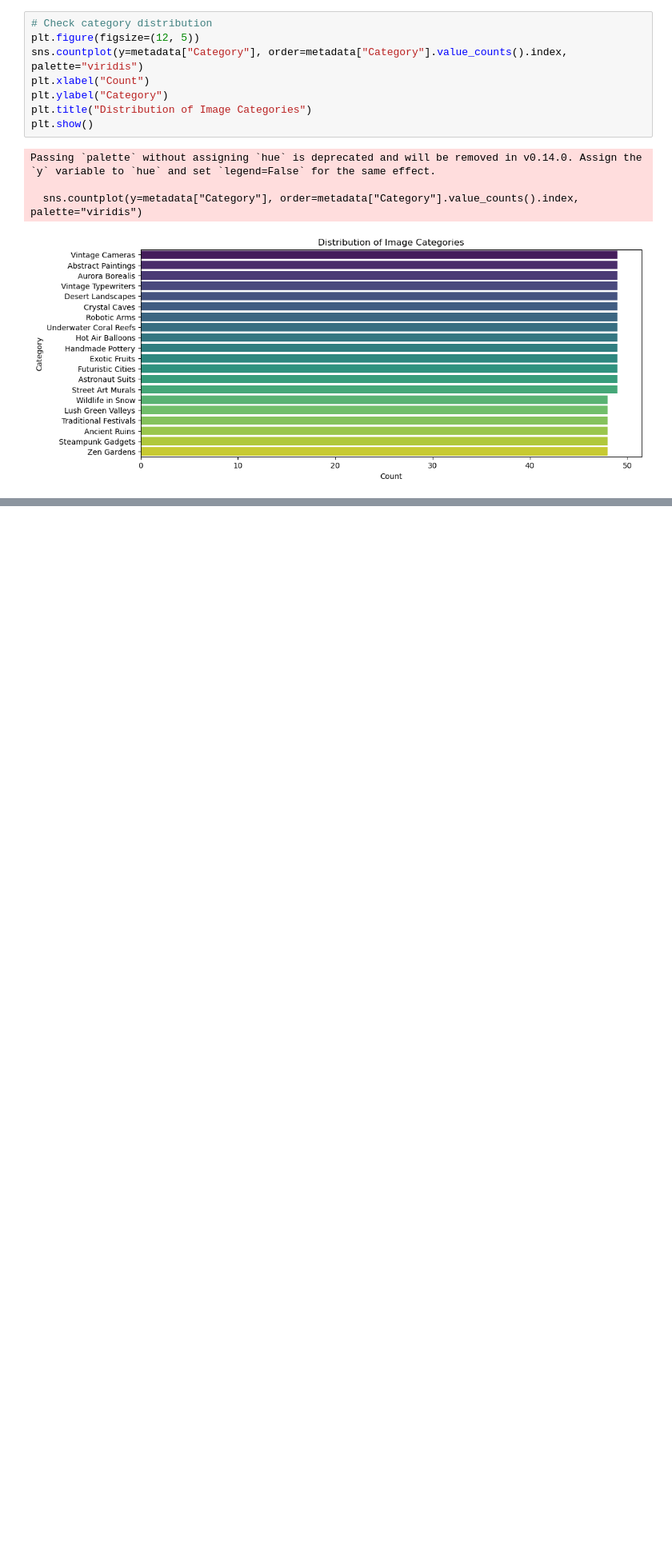
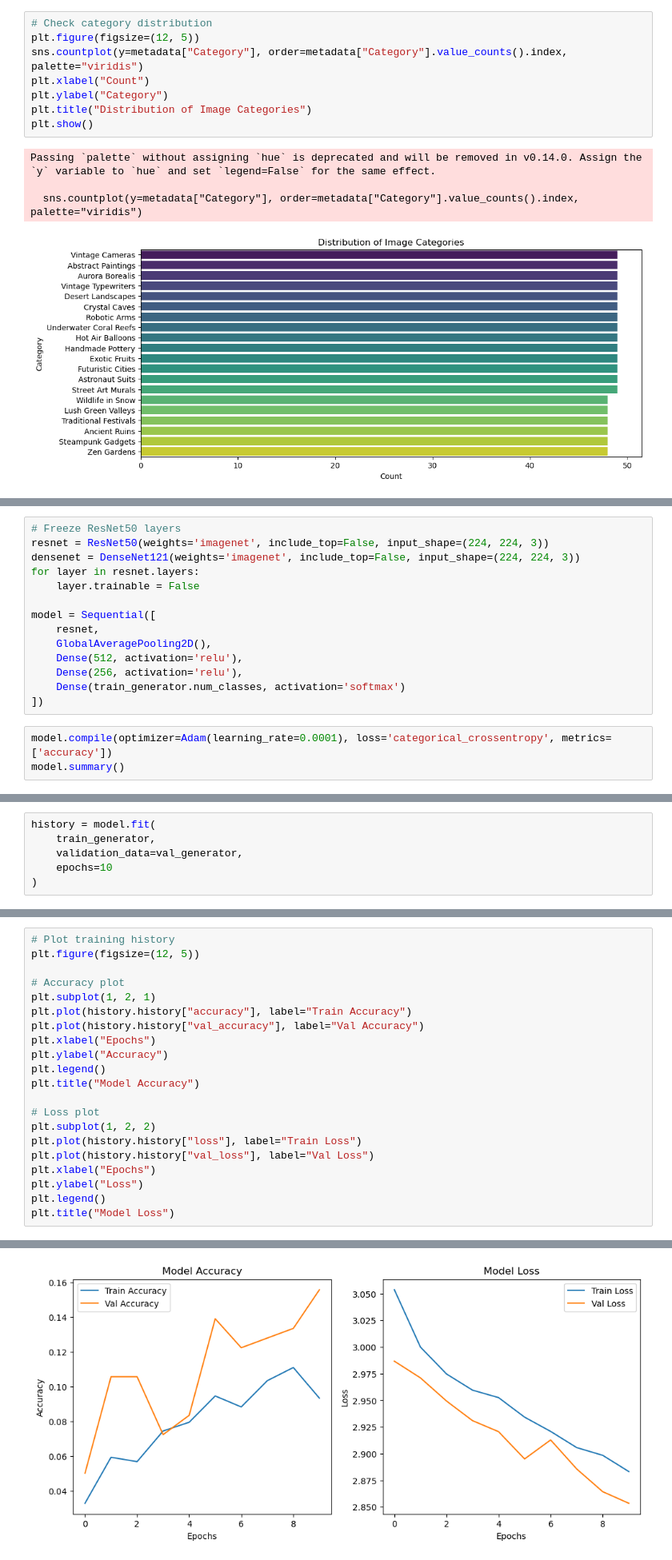
Before and after one commit to karan-kumawat17/MMDP_Mini_Project, a Jupyter notebook: Task_Scalable_Data_Collection/models/image.ipynb, the cells around one changed output, grey strips where cells are left out. Shown at 80% size. Saved outputs shown, nothing was run; the diff lists cells and outputs as text; blank space fills up the shorter version.

Commit message:
Reuploaded models and Use Cases

```diff
--- a/Task_Scalable_Data_Collection/models/image.ipynb
+++ b/Task_Scalable_Data_Collection/models/image.ipynb
@@ -52,0 +253,17 @@ Passing `palette` without assigning `hue` is deprecated and will be removed in v
+# %%
+# Freeze ResNet50 layers
+resnet = ResNet50(weights='imagenet', include_top=False, input_shape=(224, 224, 3))
+densenet = DenseNet121(weights='imagenet', include_top=False, input_shape=(224, 224, 3))
+for layer in resnet.layers:
+    layer.trainable = False
+
+model = Sequential([
+    resnet,
+    GlobalAveragePooling2D(),
+    Dense(512, activation='relu'),
+    Dense(256, activation='relu'),
+    Dense(train_generator.num_classes, activation='softmax')
+])
+# %%
+model.compile(optimizer=Adam(learning_rate=0.0001), loss='categorical_crossentropy', metrics=['accuracy'])
+model.summary()
@@ -52,0 +291,6 @@ Passing `palette` without assigning `hue` is deprecated and will be removed in v
+# %%
+history = model.fit(
+    train_generator,
+    validation_data=val_generator,
+    epochs=10
+)
@@ -52,0 +322,22 @@ Passing `palette` without assigning `hue` is deprecated and will be removed in v
+# %%
+# Plot training history
+plt.figure(figsize=(12, 5))
+
+# Accuracy plot
+plt.subplot(1, 2, 1)
+plt.plot(history.history["accuracy"], label="Train Accuracy")
+plt.plot(history.history["val_accuracy"], label="Val Accuracy")
+plt.xlabel("Epochs")
+plt.ylabel("Accuracy")
+plt.legend()
+plt.title("Model Accuracy")
+
+# Loss plot
+plt.subplot(1, 2, 2)
+plt.plot(history.history["loss"], label="Train Loss")
+plt.plot(history.history["val_loss"], label="Val Loss")
+plt.xlabel("Epochs")
+plt.ylabel("Loss")
+plt.legend()
+plt.title("Model Loss")
+# %% [output]
@@ -52,0 +345 @@ Passing `palette` without assigning `hue` is deprecated and will be removed in v
+[figure, added]
```
Also changed, not shown: parts of 34 cells of this notebook, 5 other files.
